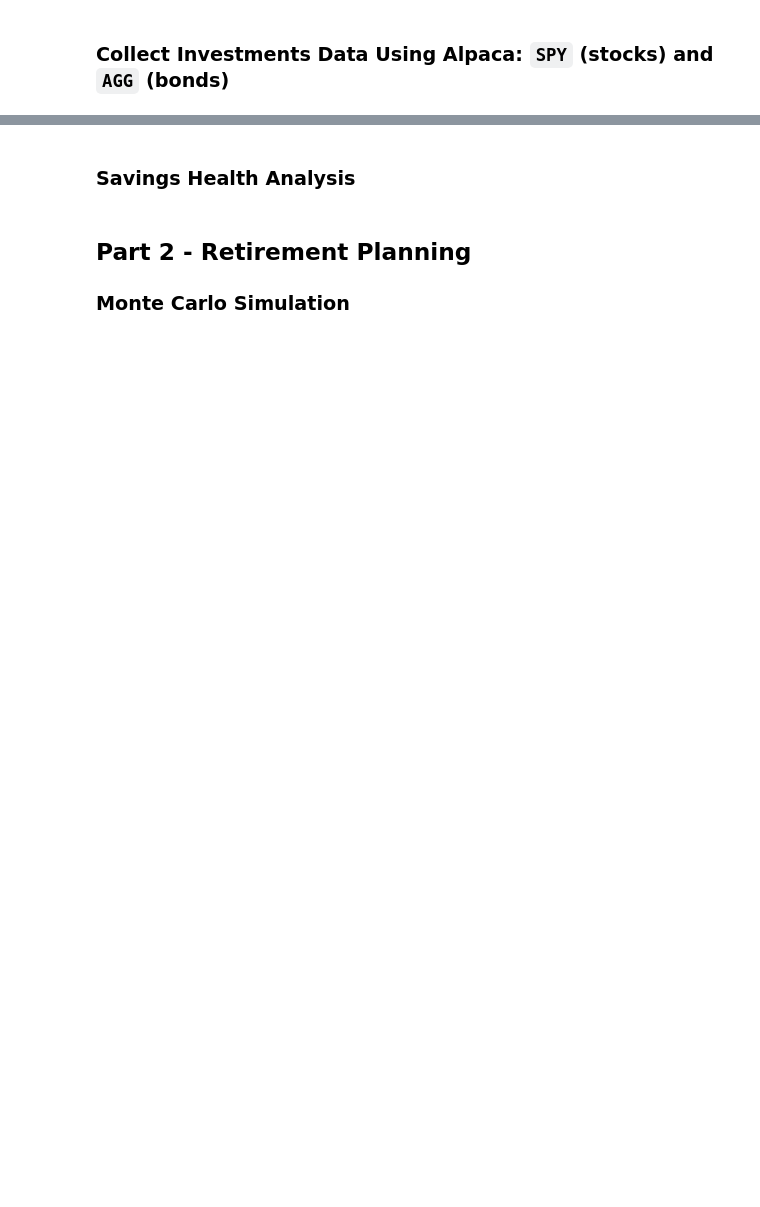
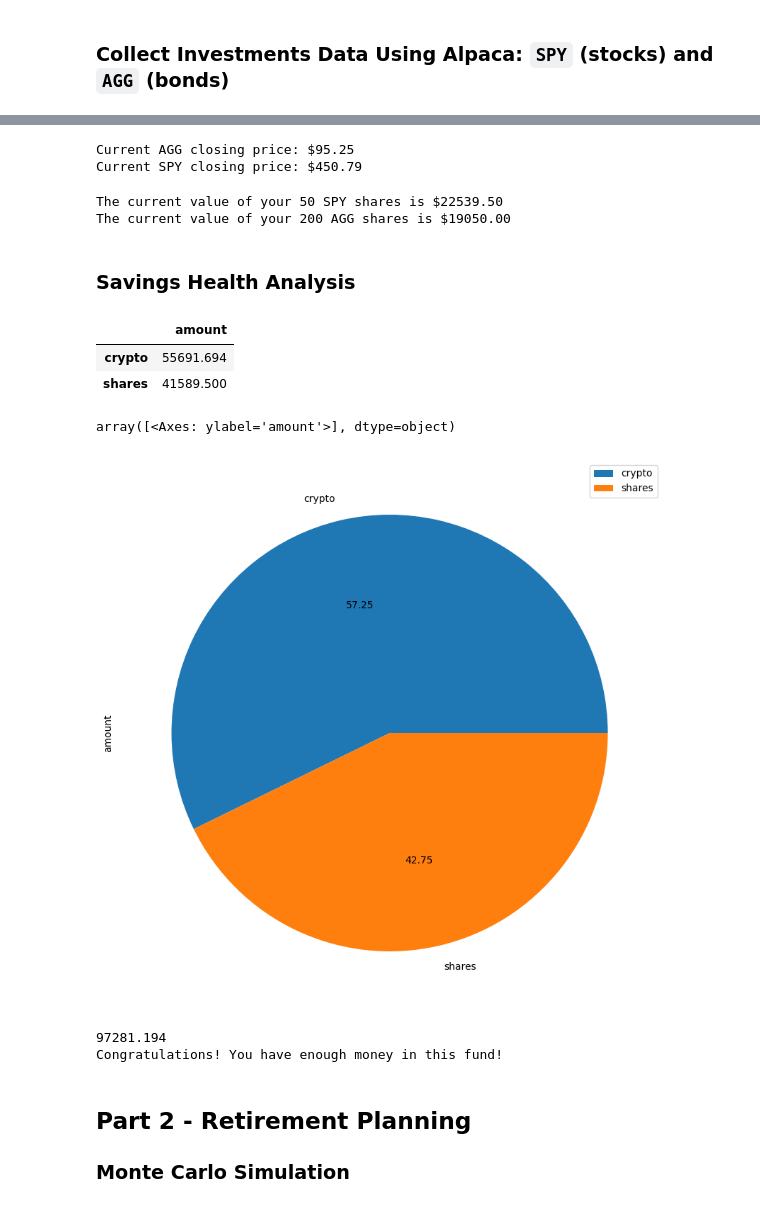
Before and after one commit to Gino-Petrosian/Fintech-Bootcamp-, a Jupyter notebook: Module 5 Challenge/Instructions/Starter_Code/financial-planner.ipynb, the cells around one changed output, grey strips where cells are left out. Saved outputs shown, nothing was run; the diff lists cells and outputs as text; code cells hidden in the pictures; blank space fills up the shorter version.

```diff
--- a/Module 5 Challenge/Instructions/Starter_Code/financial-planner.ipynb
+++ b/Module 5 Challenge/Instructions/Starter_Code/financial-planner.ipynb
@@ -88,9 +84,9 @@ ValueError: Secret key must be given to access Alpaca trade API (env: APCA_API_S
 # %%
 # Format current date as ISO format
-current_day = pd.Timestamp("10/31/2023", tz="America/New_York").isoformat()
+current_day = pd.Timestamp("11/17/2023", tz="America/New_York").isoformat()
 
 # Set the tickers
-stocks = ["AGG", "SPY"]
+stocks = ["SPY", "AGG"]
 
 # Set timeframe to "1Day" for Alpaca API
 tf = "1Day"
@@ -105,12 +101,16 @@ df_portfolio = alpaca.get_bars(
 
 # Reorganize the DataFrame
 # Separate ticker data
-# YOUR CODE HERE!
+df_portfolio.reset_index(inplace = True)
+df_portfolio.set_index('symbol', inplace = True)
 
-
+# spy_data = df_stock_data[df_stock_data['symbol'] == 'SPY'].drop(columns= 'symbol')
+# agg_data = df_stock_data[df_stock_data['symbol'] == 'AGG'].drop(columns= 'symbol')
+# spy_data.reset_index(inplace= True)
+# agg_data.reset_index(inplace= True)
 # Concatenate the ticker DataFrames
-# YOUR CODE HERE!
+# Trick?
 
 # Preview DataFrame
-# YOUR CODE HERE!
+df_portfolio
 # %% [output]
@@ -118,28 +121,45 @@ NameError: name 'alpaca' is not defined
 # %%
 # Pick AGG and SPY close prices
-# YOUR CODE HERE!
+agg_close_price = df_portfolio.loc['AGG', 'close'] #.loc becuase it is a int we are grabbing with the column name
+spy_close_price = df_portfolio.loc['SPY', 'close'] #.iloc if we wanted the index place of the column
+
 
 # Print AGG and SPY close prices
 print(f"Current AGG closing price: ${agg_close_price}")
 print(f"Current SPY closing price: ${spy_close_price}")
+# %% [output]
+Current AGG closing price: $95.25
+Current SPY closing price: $450.79
 # %%
 # Compute the current value of shares
-# YOUR CODE HERE!
+my_spy_value = my_spy * spy_close_price
+my_agg_value = my_agg * agg_close_price
 
 # Print current value of shares
 print(f"The current value of your {my_spy} SPY shares is ${my_spy_value:0.2f}")
 print(f"The current value of your {my_agg} AGG shares is ${my_agg_value:0.2f}")
+# %% [output]
+The current value of your 50 SPY shares is $22539.50
+The current value of your 200 AGG shares is $19050.00
 # %% [markdown]
 ### Savings Health Analysis
 # %%
 # Set monthly household income
-# YOUR CODE HERE!
+monthly_income = 12000
 
 # Consolidate financial assets data
-# YOUR CODE HERE!
-
+Consolidated_Financial_Assets = round(my_agg_value + my_spy_value, 2)
+Consolidated_Crypto_Assets = my_btc_value + my_eth_value
 # Create savings DataFrame
-# YOUR CODE HERE!
+df_savings = pd.DataFrame(
+    {
+    'amount': [Consolidated_Crypto_Assets, Consolidated_Financial_Assets]
+}, index=['crypto', 'shares']
+)
 
 # Display savings DataFrame
 display(df_savings)
+# %% [output]
+|  | amount |
+| crypto | 55691.694 |
+| shares | 41589.500 |
@@ -158,3 +166,31 @@ emergency_fund = monthly_income * 3
+# %%
+# Plot savings pie chart
+df_savings.plot.pie(
+    figsize = (15, 10),
+    subplots= True,
+    autopct="%.2f"
+    )
+# %% [output]
+array([<Axes: ylabel='amount'>], dtype=object)
+[figure, added]
+# %%
+# Set ideal emergency fund
+emergency_fund = monthly_income * 3
+
+# Calculate total amount of savings
+total_savings = float(df_savings.sum())
+print(total_savings)
+# Validate saving health
+if total_savings > emergency_fund:
+    print("Congratulations! You have enough money in this fund!")
+if total_savings == emergency_fund:
+    print("Congratulations on meeting your goal for your emrgency fund!")
+if total_savings < emergency_fund:
+    deficit = total_savings - emergency_fund
+    print(f"You are ${deficit} away from reaching your financial goal. Keep it up!")
+# %% [output]
+97281.194
+Congratulations! You have enough money in this fund!
 # %% [markdown]
 ## Part 2 - Retirement Planning
 
```
Also changed, not shown: parts of 22 cells of this notebook.
